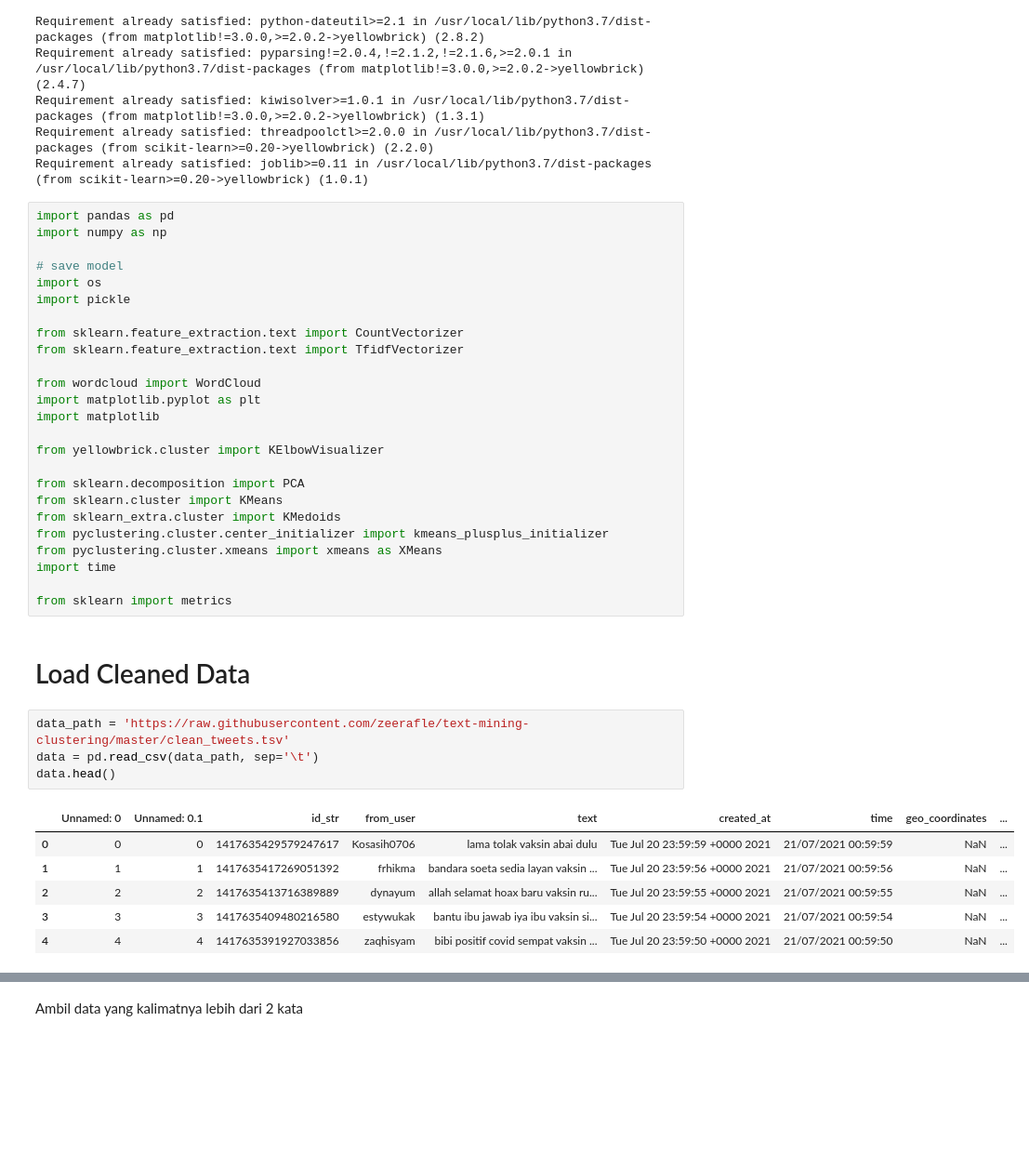
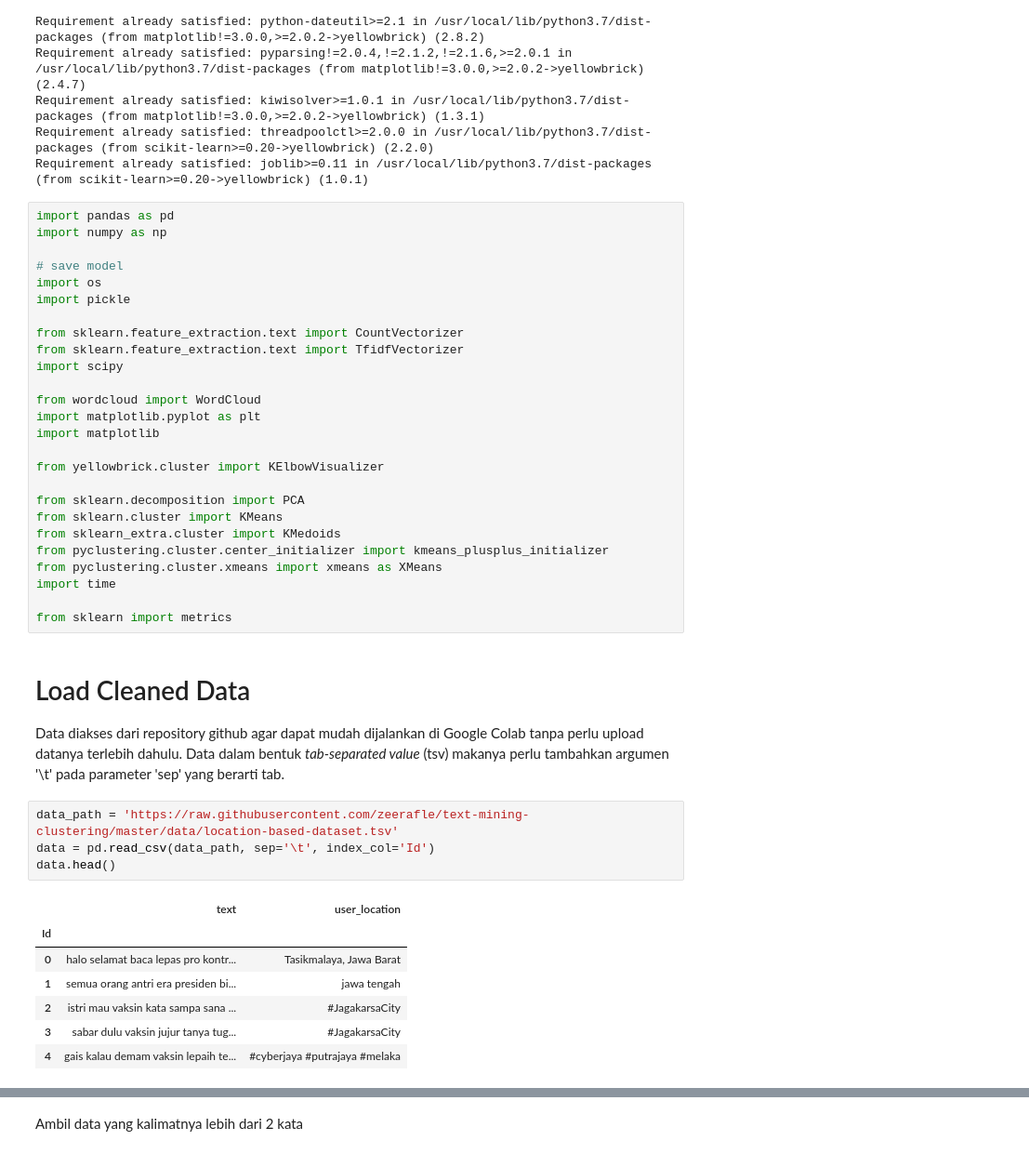
Before and after one commit to zeerafle/text-mining-clustering, a Jupyter notebook: clustering-result-oriented.ipynb, the cells around one changed output, grey strips where cells are left out. Shown at 93% size. Cells and saved outputs as stored; diff of their text form; blank space fills up the shorter version.

```diff
--- a/clustering-result-oriented.ipynb
+++ b/clustering-result-oriented.ipynb
@@ -26,6 +28,7 @@ import pickle
 
 from sklearn.feature_extraction.text import CountVectorizer
 from sklearn.feature_extraction.text import TfidfVectorizer
+import scipy
 
 from wordcloud import WordCloud
 import matplotlib.pyplot as plt
@@ -43,17 +46,20 @@ import time
 from sklearn import metrics
 # %% [markdown]
 # Load Cleaned Data
+
+Data diakses dari repository github agar dapat mudah dijalankan di Google Colab tanpa perlu upload datanya terlebih dahulu. Data dalam bentuk *tab-separated value* (tsv) makanya perlu tambahkan argumen '\\t' pada parameter 'sep' yang berarti tab.
 # %%
-data_path = 'https://raw.githubusercontent.com/zeerafle/text-mining-clustering/master/clean_tweets.tsv'
-data = pd.read_csv(data_path, sep='\t')
+data_path = 'https://raw.githubusercontent.com/zeerafle/text-mining-clustering/master/data/location-based-dataset.tsv'
+data = pd.read_csv(data_path, sep='\t', index_col='Id')
 data.head()
 # %% [output]
-|  | Unnamed: 0 | Unnamed: 0.1 | id_str | from_user | text | created_at | time | geo_coordinates | ... |
-| 0 | 0 | 0 | 1417635429579247617 | Kosasih0706 | lama tolak vaksin abai dulu | Tue Jul 20 23:59:59 +0000 2021 | 21/07/2021 00:59:59 | NaN | ... |
-| 1 | 1 | 1 | 1417635417269051392 | frhikma | bandara soeta sedia layan vaksin ... | Tue Jul 20 23:59:56 +0000 2021 | 21/07/2021 00:59:56 | NaN | ... |
-| 2 | 2 | 2 | 1417635413716389889 | dynayum | allah selamat hoax baru vaksin ru... | Tue Jul 20 23:59:55 +0000 2021 | 21/07/2021 00:59:55 | NaN | ... |
-| 3 | 3 | 3 | 1417635409480216580 | estywukak | bantu ibu jawab iya ibu vaksin si... | Tue Jul 20 23:59:54 +0000 2021 | 21/07/2021 00:59:54 | NaN | ... |
-| 4 | 4 | 4 | 1417635391927033856 | zaqhisyam | bibi positif covid sempat vaksin ... | Tue Jul 20 23:59:50 +0000 2021 | 21/07/2021 00:59:50 | NaN | ... |
+|  | text | user_location |
+| Id |  |  |
+| 0 | halo selamat baca lepas pro kontr... | Tasikmalaya, Jawa Barat |
+| 1 | semua orang antri era presiden bi... | jawa tengah |
+| 2 | istri mau vaksin kata sampa sana ... | #JagakarsaCity |
+| 3 | sabar dulu vaksin jujur tanya tug... | #JagakarsaCity |
+| 4 | gais kalau demam vaksin lepaih te... | #cyberjaya #putrajaya #melaka |
 # %%
 data.text[121]
 # %% [output]
```
Also changed, not shown: parts of 23 cells of this notebook, 1 other file.
